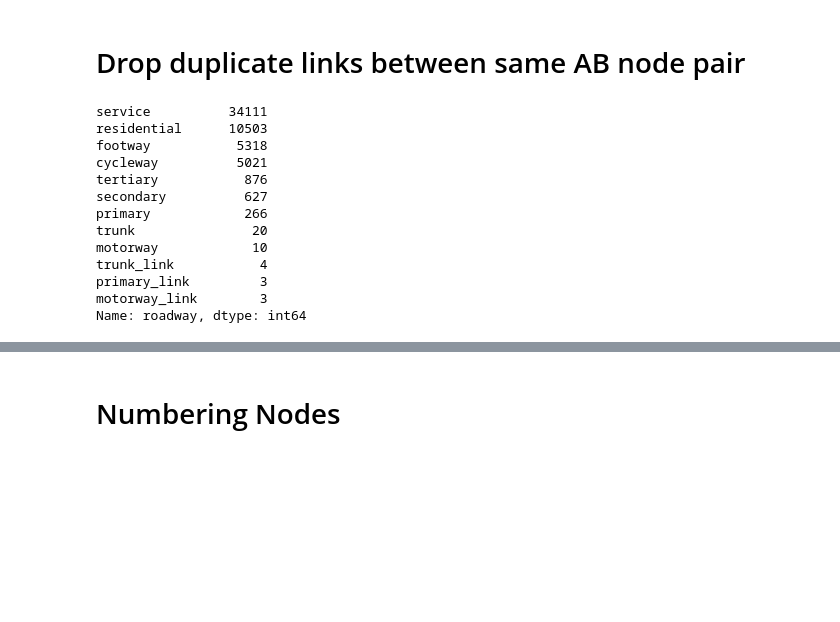
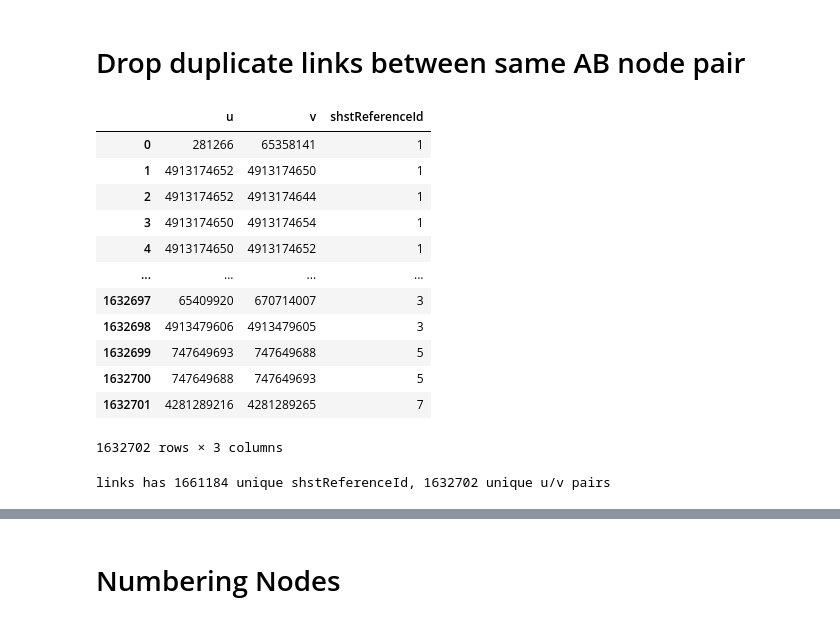
Before and after one commit to BayAreaMetro/travel-model-two-networks, a Jupyter notebook: notebooks/pipeline/step5_tidy_roadway.ipynb, the cells around one changed output, grey strips where cells are left out. Saved outputs shown, nothing was run; the diff lists cells and outputs as text; code cells hidden in the pictures; blank space fills up the shorter version.

```diff
--- a/notebooks/pipeline/step5_tidy_roadway.ipynb
+++ b/notebooks/pipeline/step5_tidy_roadway.ipynb
@@ -673,3 +467,26 @@ link_MPO_gdf[link_MPO_gdf.v == 62394174]
 # %% [markdown]
 # Drop duplicate links between same AB node pair
+# %%
+# get count of shstReferenceId of unique u/v pairs
+non_unique_AB_links_df = link_MPO_gdf.groupby(["u", "v"]).shstReferenceId.count().sort_values().reset_index()
+display(non_unique_AB_links_df)
+# %% [output]
+|  | u | v | shstReferenceId |
+| 0 | 281266 | 65358141 | 1 |
+| 1 | 4913174652 | 4913174650 | 1 |
+| 2 | 4913174652 | 4913174644 | 1 |
+| 3 | 4913174650 | 4913174654 | 1 |
+| 4 | 4913174650 | 4913174652 | 1 |
+| ... | ... | ... | ... |
+| 1632697 | 65409920 | 670714007 | 3 |
+| 1632698 | 4913479606 | 4913479605 | 3 |
+| 1632699 | 747649693 | 747649688 | 5 |
+| 1632700 | 747649688 | 747649693 | 5 |
+| 1632701 | 4281289216 | 4281289265 | 7 |
+1632702 rows × 3 columns
+# %%
+print('links has {} unique shstReferenceId, {} unique u/v pairs'.format(link_MPO_gdf.shstReferenceId.nunique(),
+                                                                        non_unique_AB_links_df.shape[0]))
+# %% [output]
+links has 1661184 unique shstReferenceId, 1632702 unique u/v pairs
 # %%
@@ -684,16 +503,0 @@ non_unique_AB_links_df = pd.merge(non_unique_AB_links_df[["u", "v"]],
-# %%
-non_unique_AB_links_df.roadway.value_counts()
-# %% [output]
-service          34111
-residential      10503
-footway           5318
-cycleway          5021
-tertiary           876
-secondary          627
-primary            266
-trunk               20
-motorway            10
-trunk_link           4
-primary_link         3
-motorway_link        3
-Name: roadway, dtype: int64
```
Also changed, not shown: parts of 150 cells of this notebook.
